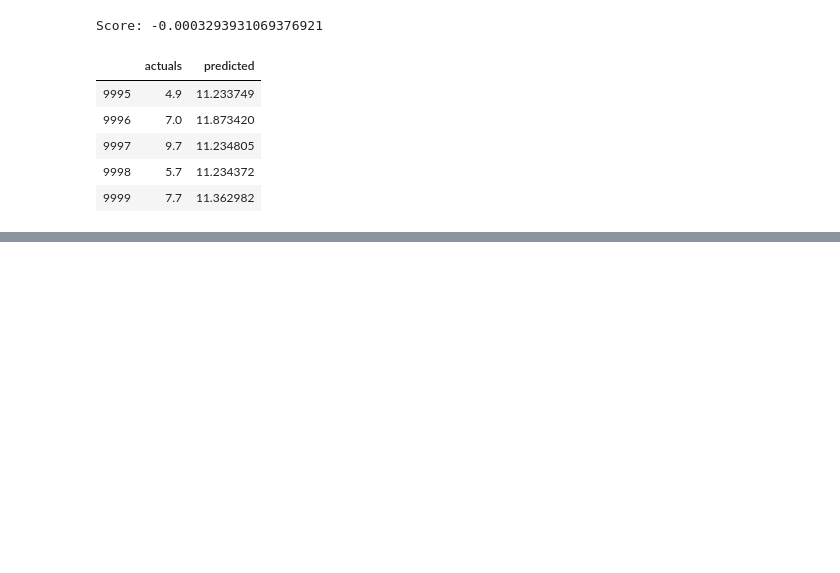
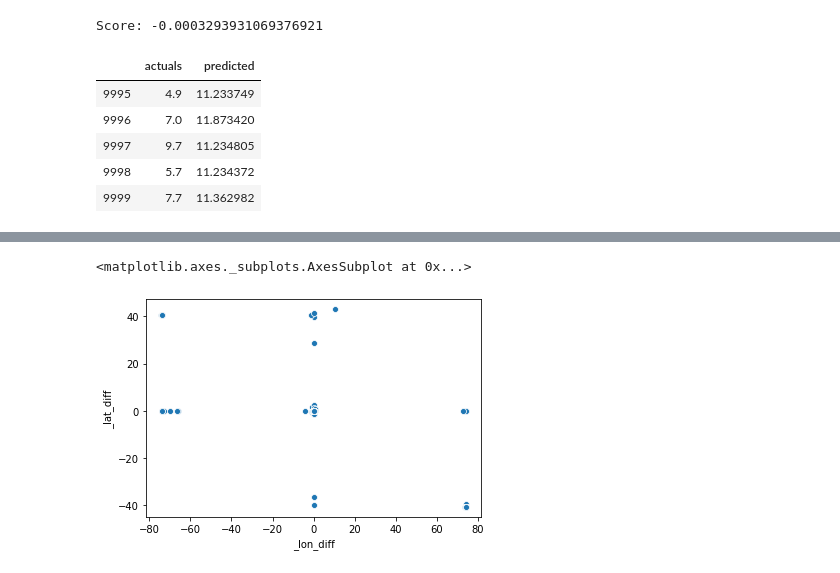
Before and after one commit to securetorobert/MEST, a Jupyter notebook: Scratchbook.ipynb, the cells around one changed output, grey strips where cells are left out. Cells and saved outputs as stored; diff of their text form; code cells hidden in the pictures; blank space fills up the shorter version.

```diff
--- a/Scratchbook.ipynb
+++ b/Scratchbook.ipynb
@@ -106,0 +287,9 @@ _c.tail()
+# %%
+new_df = new_df[new_df._lon_diff > -100]
+# %%
+new_df = new_df[new_df._lat_diff < 50]
+# %%
+sns.scatterplot(x='_lon_diff', y='_lat_diff', data=new_df)
+# %% [output]
+<matplotlib.axes._subplots.AxesSubplot at 0x...>
+[figure, added]
```
Also changed, not shown: parts of 51 cells of this notebook.
